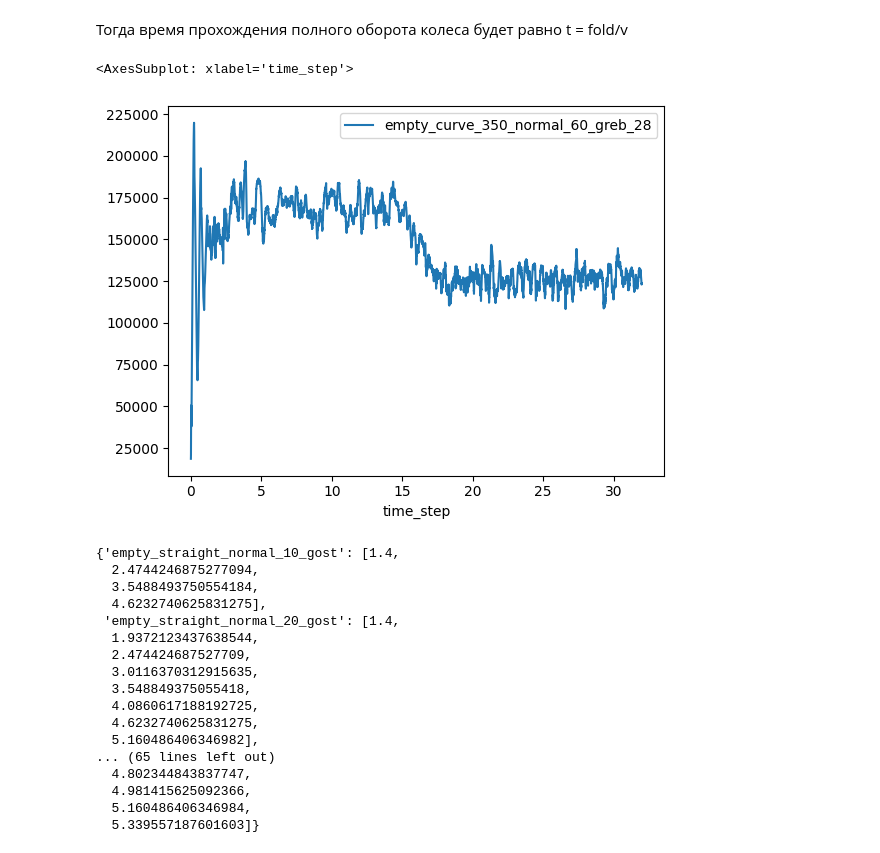
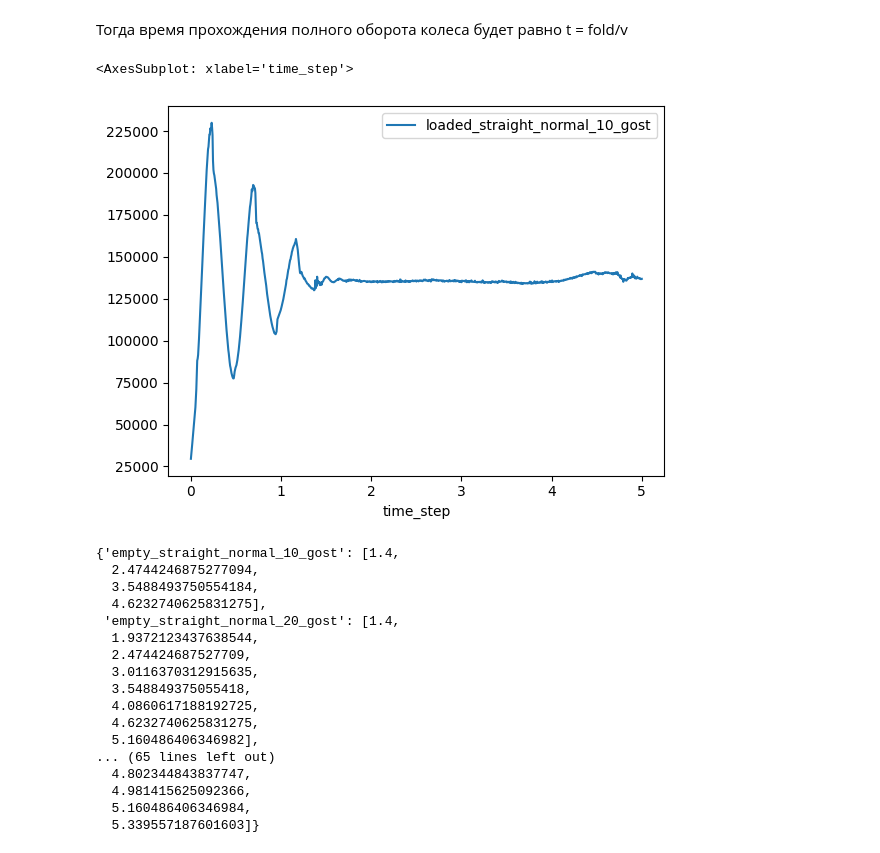
Before and after one commit to daniilgorenkov/Dissertation, a Jupyter notebook: observe.ipynb, the cells around one changed output. Drawn from its saved outputs; the diff is of its cells as text; code cells hidden in the pictures.

```diff
--- a/observe.ipynb
+++ b/observe.ipynb
@@ -267,11 +267,11 @@ def time_split(v:int) -> int:
     lenght = 2*np.pi*0.475
     t = lenght/speed
     return t
-# %%
-empty_curve_350_normal_greb_28[5].plot()
-# %% [output]
-<AxesSubplot: xlabel='time_step'>
-[figure, removed]
+# %%
+loaded_straight_normal_gost[0].plot()
+# %% [output]
+<AxesSubplot: xlabel='time_step'>
+[figure, added]
 # %%
 def get_time_splits(data:pd.DataFrame) -> list:
     """Возвращает индексы по которым нужно производить обрез
```
Also changed, not shown: parts of 2 cells of this notebook.
